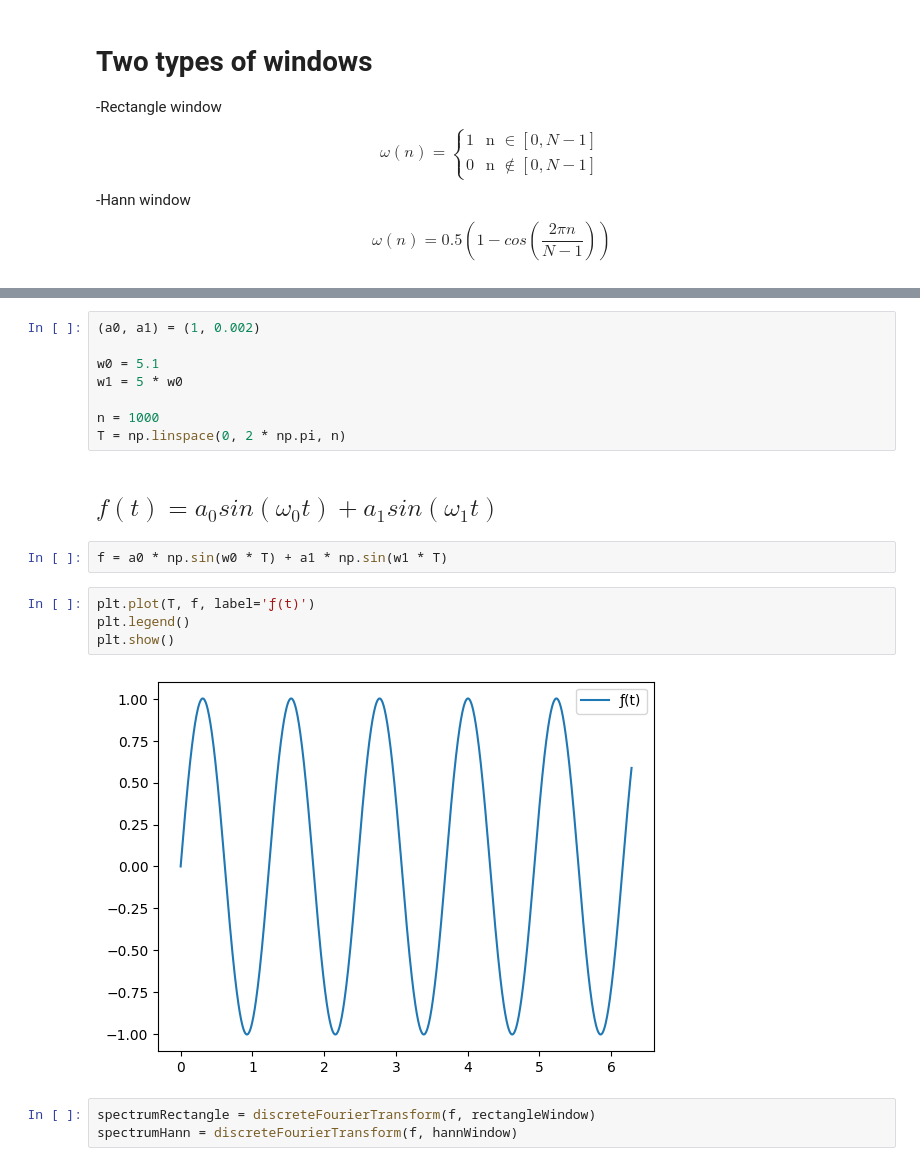
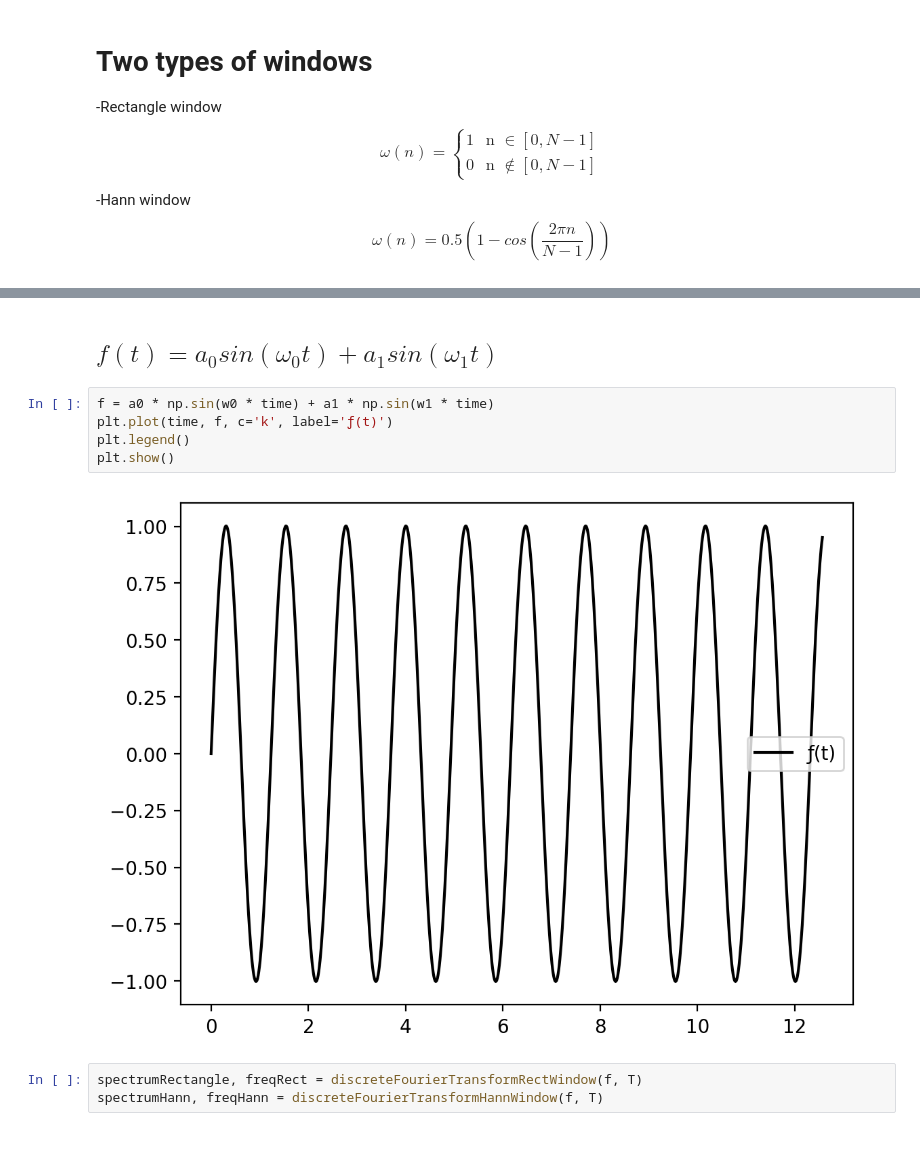
Before and after one commit to dckokis/OVF, a Jupyter notebook: task12/task12.ipynb, the cells around one changed output, grey strips where cells are left out. Saved outputs shown, nothing was run; the diff lists cells and outputs as text.

```diff
--- a/task12/task12.ipynb
+++ b/task12/task12.ipynb
@@ -24,22 +40,13 @@ def discreteFourierTransform(f, window):
-# %%
-(a0, a1) = (1, 0.002)
-
-w0 = 5.1
-w1 = 5 * w0
-
-n = 1000
-T = np.linspace(0, 2 * np.pi, n)
 # %% [markdown]
 ## $f(t)=a_{0}sin(\omega_{0}t)+a_{1}sin(\omega_{1}t)$
 # %%
-f = a0 * np.sin(w0 * T) + a1 * np.sin(w1 * T)
+f = a0 * np.sin(w0 * time) + a1 * np.sin(w1 * time)
+plt.plot(time, f, c='k', label='ƒ(t)')
+plt.legend()
+plt.show()
+# %% [output]
+[figure, added]
-# %%
-plt.plot(T, f, label='ƒ(t)')
-plt.legend()
-plt.show()
-# %% [output]
-[figure, removed]
-# %%
-spectrumRectangle = discreteFourierTransform(f, rectangleWindow)
-spectrumHann = discreteFourierTransform(f, hannWindow)
+# %%
+spectrumRectangle, freqRect = discreteFourierTransformRectWindow(f, T)
+spectrumHann, freqHann = discreteFourierTransformHannWindow(f, T)
 # %%
```
Also changed, not shown: parts of 5 cells of this notebook.
